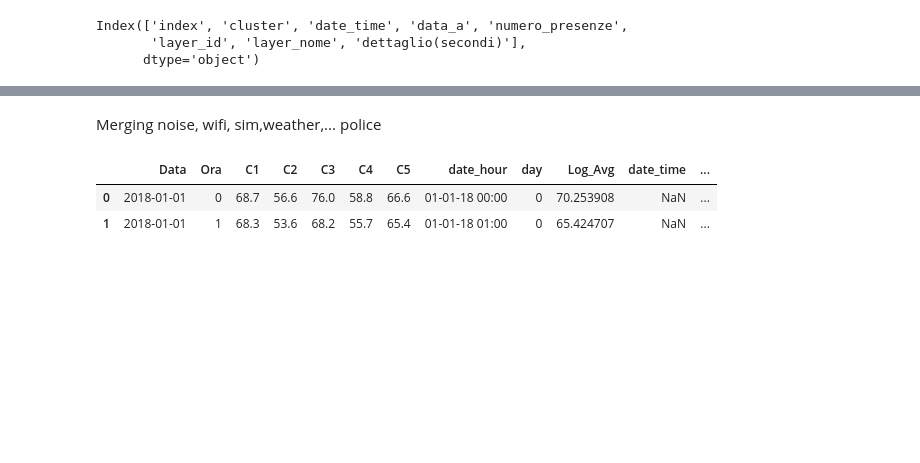
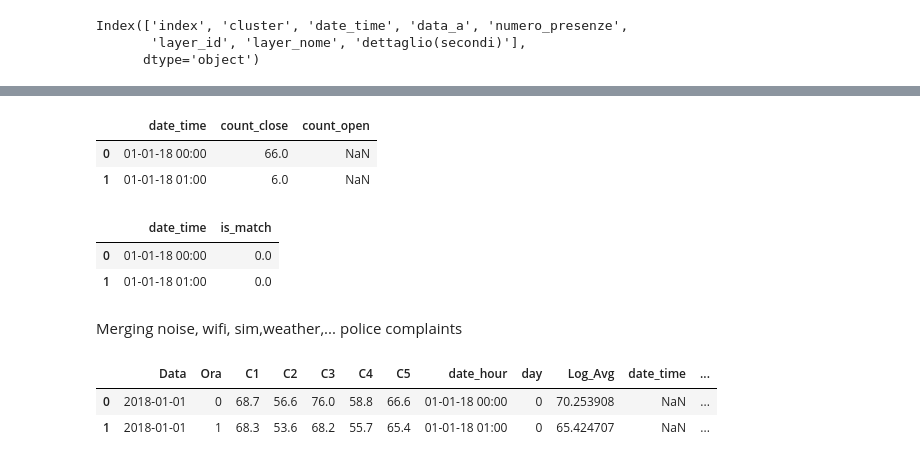
Before and after one commit to McNickSisto/world_data_league, a Jupyter notebook: stage_final/final_notebook_3_0.ipynb, the cells around one changed output, grey strips where cells are left out. Drawn from its saved outputs; the diff is of its cells as text; code cells hidden in the pictures; blank space fills up the shorter version.

```diff
--- a/stage_final/final_notebook_3_0.ipynb
+++ b/stage_final/final_notebook_3_0.ipynb
@@ -447,8 +461,26 @@ df_sim_all.head(2)
 |  | index | cluster | date_time | data_a | numero_presenze | layer_id | layer_nome | dettaglio(secondi) |
 | 0 | 0 | Presenze | 21-01-18 22:00 | 2018-01-21T23:00:00Z | 3026 | 5491d6d2-0c9e-47b7-bfde-c84c632efacc | Area 1 | 3600 |
 | 1 | 1 | Presenze | 21-01-18 21:00 | 2018-01-21T22:00:00Z | 3088 | 5491d6d2-0c9e-47b7-bfde-c84c632efacc | Area 1 | 3600 |
+# %%
+df_opening_hours.rename(columns= {'hour' : 'date_time'}, inplace=True)
+df_opening_hours['date_time'] = pd.to_datetime(df_opening_hours['date_time'])
+df_opening_hours['date_time'] = df_opening_hours['date_time'].dt.strftime("%d-%m-%y %H:%M")
+df_opening_hours.head(2)
+# %% [output]
+|  | date_time | count_close | count_open |
+| 0 | 01-01-18 00:00 | 66.0 | NaN |
+| 1 | 01-01-18 01:00 | 6.0 | NaN |
+# %%
+df_matches.rename(columns= {'Date' : 'date_time'}, inplace=True)
+df_matches['date_time'] = pd.to_datetime(df_matches['date_time'])
+df_matches['date_time'] = df_matches['date_time'].dt.strftime("%d-%m-%y %H:%M")
+df_matches.head(2)
+# %% [output]
+|  | date_time | is_match |
+| 0 | 01-01-18 00:00 | 0.0 |
+| 1 | 01-01-18 01:00 | 0.0 |
 # %% [markdown]
-Merging noise, wifi, sim,weather,... police
+Merging noise, wifi, sim,weather,... police complaints
 # %%
 df_final = df_noise_2018.merge(df_wifi, left_on= 'date_hour', right_on= 'date_time', how='left')
 df_final.head(2)
```
Also changed, not shown: parts of 15 cells of this notebook.
